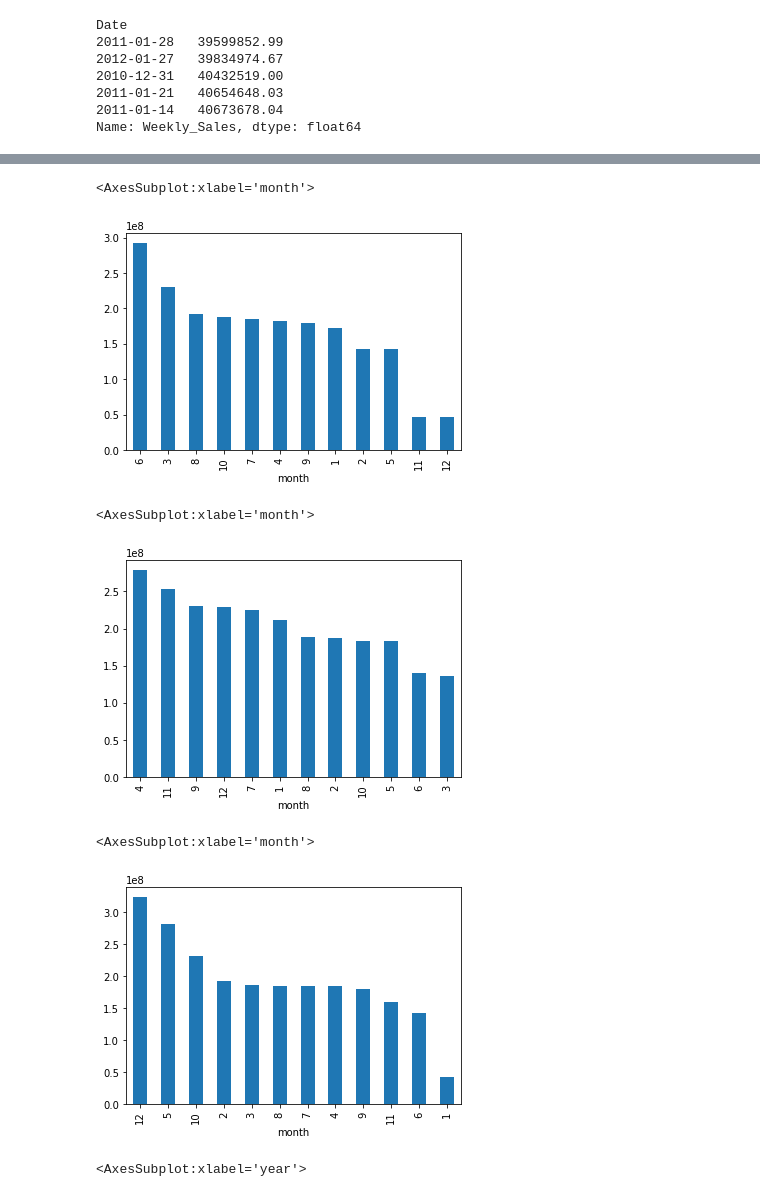
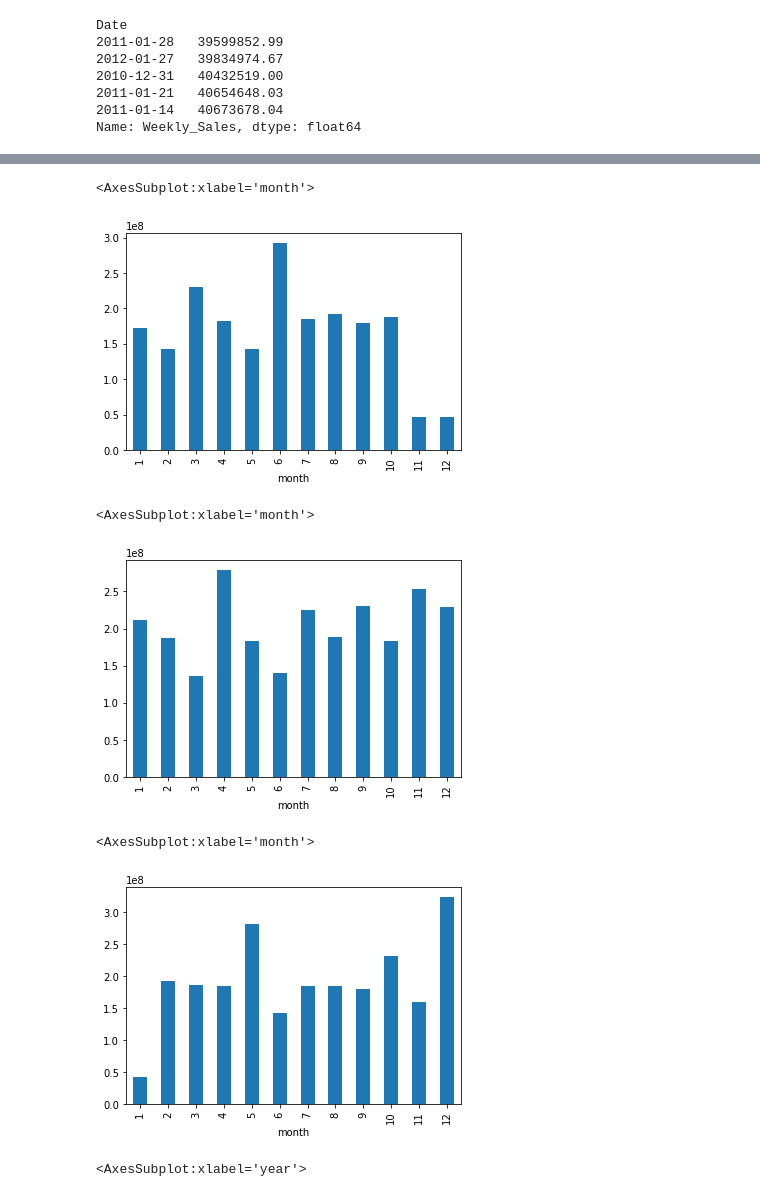
Before and after one commit to DamonReyes/Portfolio_Projects, a Jupyter notebook: Python/Retail Stores Analytics.ipynb, the cells around one changed output, grey strips where cells are left out. Drawn from its saved outputs; the diff is of its cells as text; code cells hidden in the pictures.

```diff
--- a/Python/Retail Stores Analytics.ipynb
+++ b/Python/Retail Stores Analytics.ipynb
@@ -313,18 +313,18 @@ Store.groupby('year')['Weekly_Sales'].sum().sort_values(ascending=False).plot(ki
 # %%
-Store[(Store['year'] == 2012)].groupby('month')['Weekly_Sales'].sum().sort_values(ascending=False).plot(kind='bar')
+Store[(Store['year'] == 2012)].groupby('month')['Weekly_Sales'].sum().plot(kind='bar')
 # %% [output]
 <AxesSubplot:xlabel='month'>
-[figure, old version]
+[figure, new version]
 # %%
-Store[(Store['year'] == 2011)].groupby('month')['Weekly_Sales'].sum().sort_values(ascending=False).plot(kind='bar')
+Store[(Store['year'] == 2011)].groupby('month')['Weekly_Sales'].sum().plot(kind='bar')
 # %% [output]
 <AxesSubplot:xlabel='month'>
-[figure, old version]
+[figure, new version]
 # %%
-Store[(Store['year'] == 2010)].groupby('month')['Weekly_Sales'].sum().sort_values(ascending=False).plot(kind='bar')
+Store[(Store['year'] == 2010)].groupby('month')['Weekly_Sales'].sum().plot(kind='bar')
 # %% [output]
 <AxesSubplot:xlabel='month'>
-[figure, old version]
+[figure, new version]
 # %%
 Store.groupby('year')['Unemployment'].sum().sort_values(ascending=False).plot(kind='bar')
 # %% [output]
```
Also changed, not shown: parts of 27 cells of this notebook.
